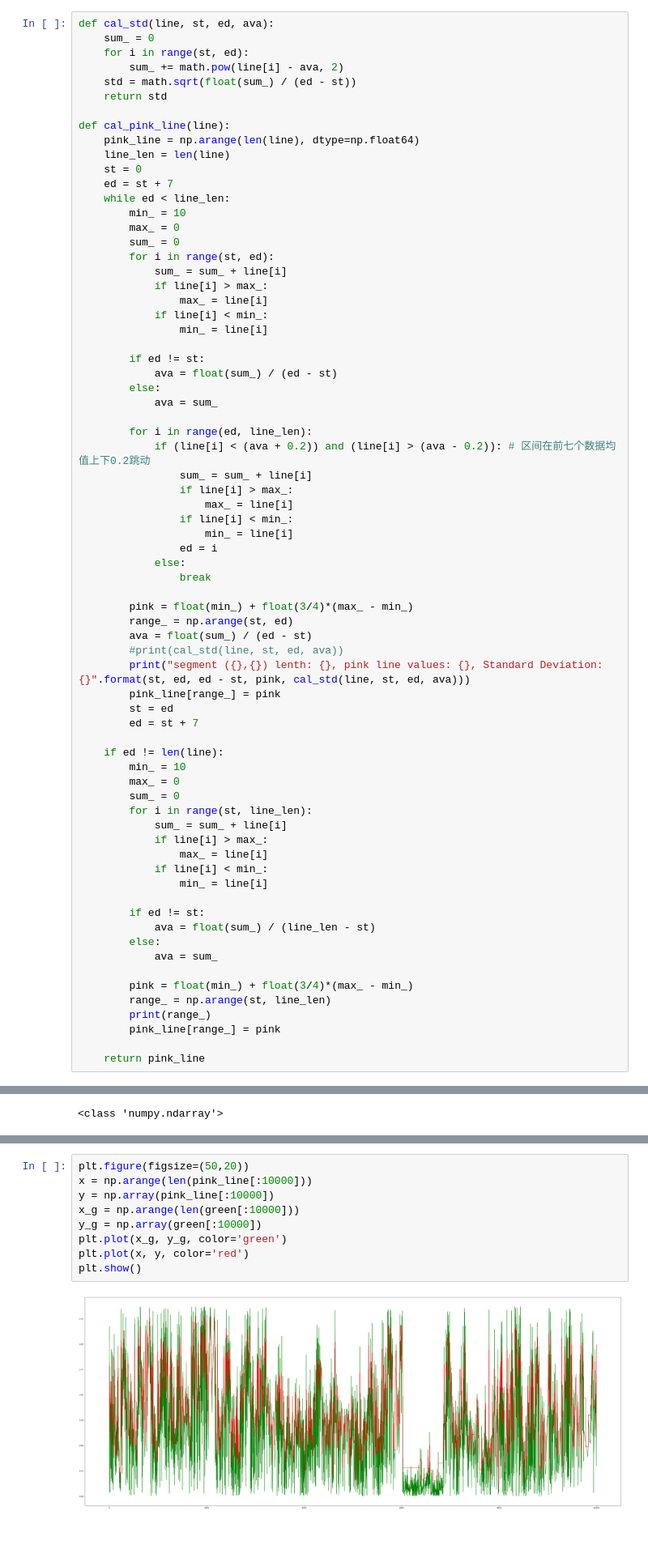
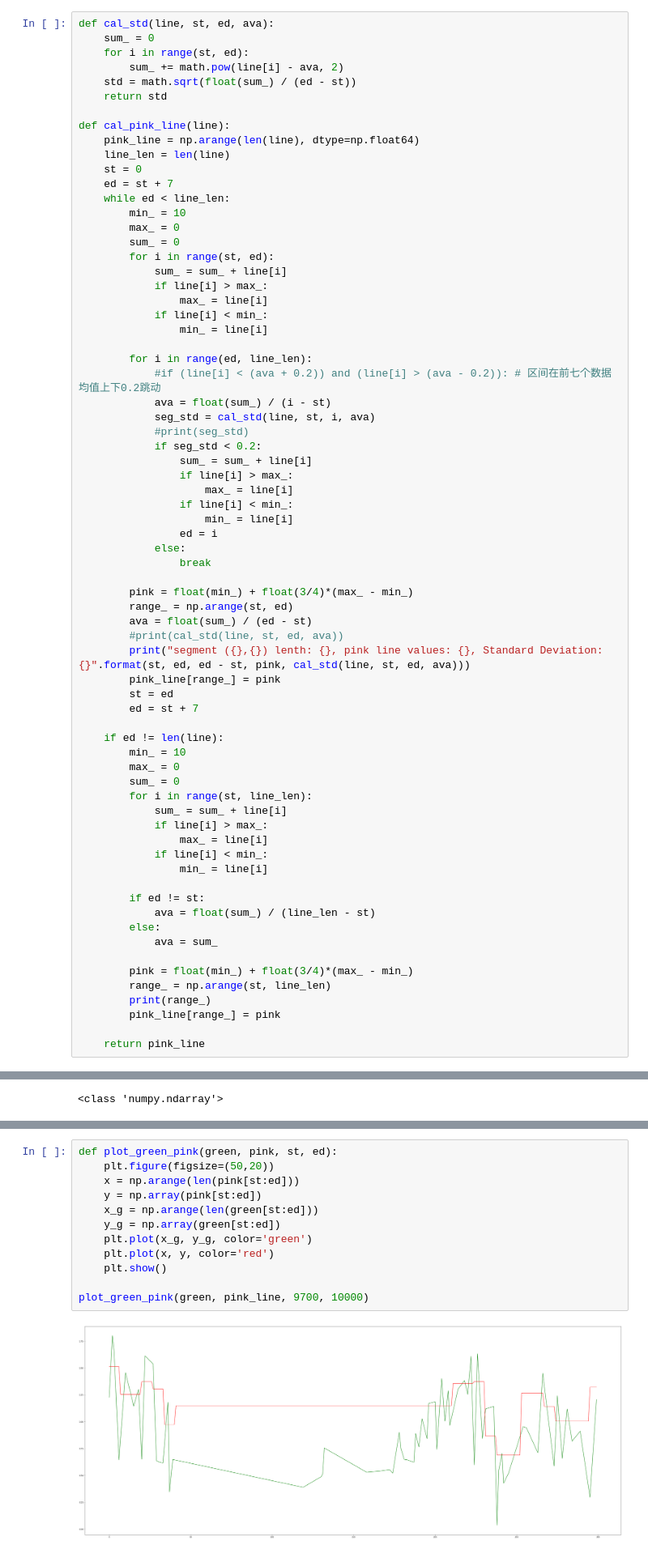
Before and after one commit to wtmlon/data_analysis, a Jupyter notebook: da.ipynb, the cells around one changed output, grey strips where cells are left out. Shown at 81% size. Saved outputs shown, nothing was run; the diff lists cells and outputs as text.

```diff
--- a/da.ipynb
+++ b/da.ipynb
@@ -117,13 +117,12 @@ def cal_pink_line(line):
             if line[i] < min_:
                 min_ = line[i]
 
-        if ed != st:
-            ava = float(sum_) / (ed - st)
-        else:
-            ava = sum_
-
         for i in range(ed, line_len):
-            if (line[i] < (ava + 0.2)) and (line[i] > (ava - 0.2)): # 区间在前七个数据均值上下0.2跳动
+            #if (line[i] < (ava + 0.2)) and (line[i] > (ava - 0.2)): # 区间在前七个数据均值上下0.2跳动
+            ava = float(sum_) / (i - st)
+            seg_std = cal_std(line, st, i, ava)
+            #print(seg_std)
+            if seg_std < 0.2:
                 sum_ = sum_ + line[i]
                 if line[i] > max_:
                     max_ = line[i]
@@ -191,13 +190,16 @@ segment (39293,393
 # %%
-plt.figure(figsize=(50,20))
-x = np.arange(len(pink_line[:10000]))
-y = np.array(pink_line[:10000])
-x_g = np.arange(len(green[:10000]))
-y_g = np.array(green[:10000])
-plt.plot(x_g, y_g, color='green')
-plt.plot(x, y, color='red')
-plt.show()
+def plot_green_pink(green, pink, st, ed):
+    plt.figure(figsize=(50,20))
+    x = np.arange(len(pink[st:ed]))
+    y = np.array(pink[st:ed])
+    x_g = np.arange(len(green[st:ed]))
+    y_g = np.array(green[st:ed])
+    plt.plot(x_g, y_g, color='green')
+    plt.plot(x, y, color='red')
+    plt.show()
+
+plot_green_pink(green, pink_line, 9700, 10000)
 # %% [output]
-[figure, old version]
+[figure, new version]
 # %%
 print(pink_line)
```
Also changed, not shown: parts of 2 cells of this notebook.
